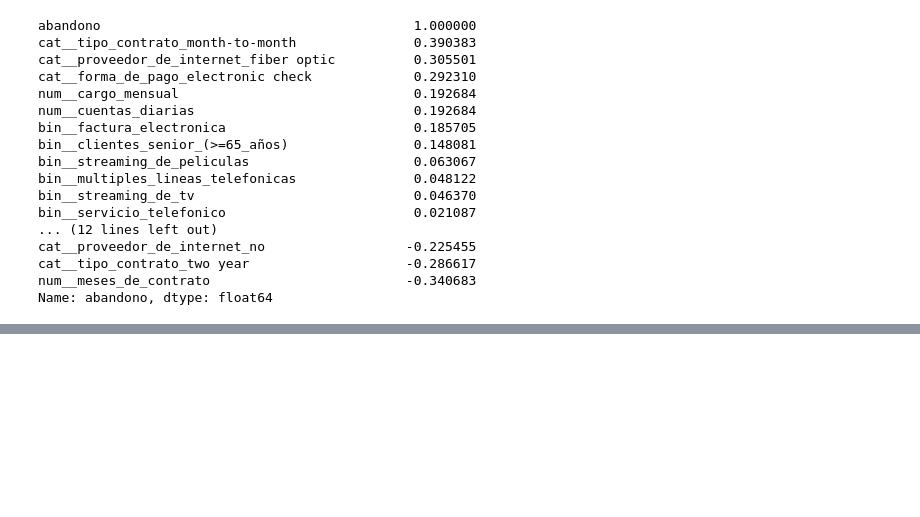
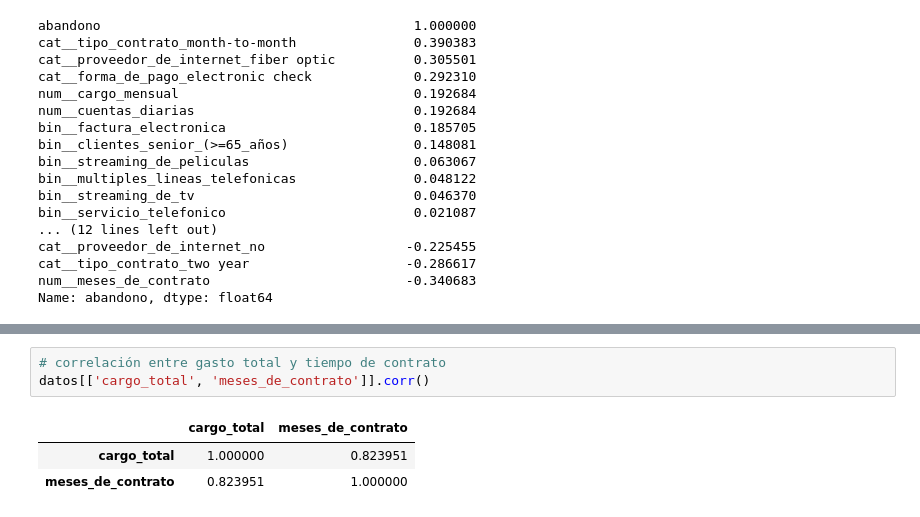
Before and after one commit to WLozanoH/TelecomX-Churn-Prediction-ML, a Jupyter notebook: churn_prediction_ML.ipynb, the cells around one changed output, grey strips where cells are left out. Cells and saved outputs as stored; diff of their text form; blank space fills up the shorter version.

```diff
--- a/churn_prediction_ML.ipynb
+++ b/churn_prediction_ML.ipynb
@@ -360,0 +405,7 @@ Name: abandono, dtype: float64
+# %%
+# correlación entre gasto total y tiempo de contrato
+datos[['cargo_total', 'meses_de_contrato']].corr()
+# %% [output]
+|  | cargo_total | meses_de_contrato |
+| cargo_total | 1.000000 | 0.823951 |
+| meses_de_contrato | 0.823951 | 1.000000 |
```
Also changed, not shown: parts of 8 cells of this notebook.
